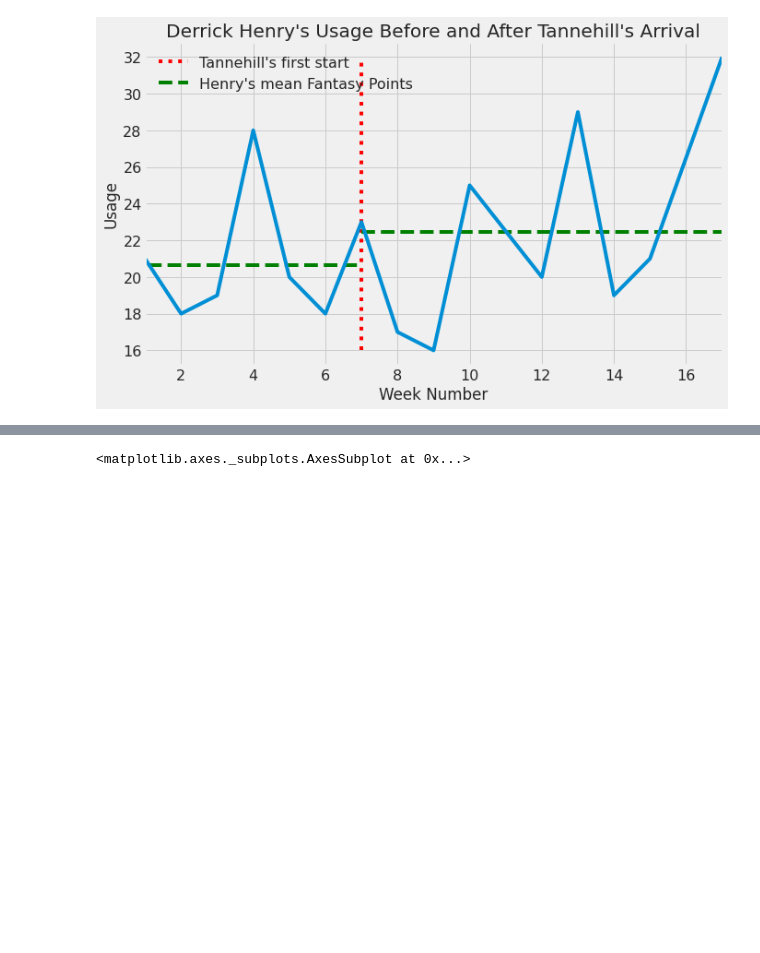
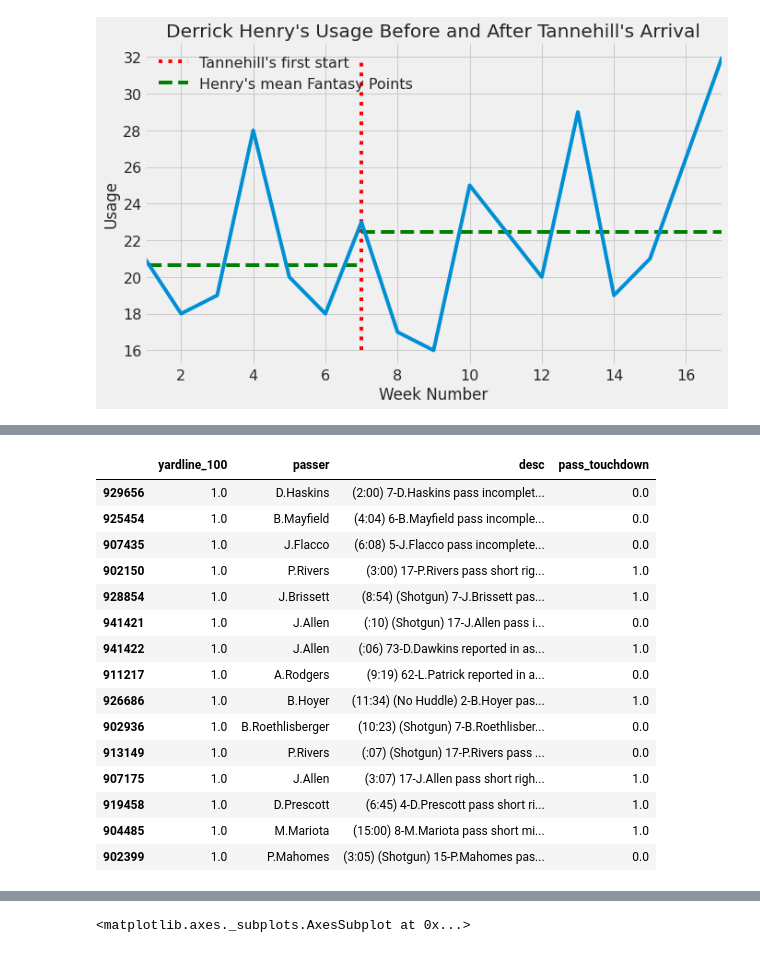
Before and after one commit to piercepatrick/Fantasy-Football-Analysis, a Jupyter notebook: Tannehilll_Analysis.ipynb, the cells around one changed output, grey strips where cells are left out. Saved outputs shown, nothing was run; the diff lists cells and outputs as text; code cells hidden in the pictures; blank space fills up the shorter version.

```diff
--- a/Tannehilll_Analysis.ipynb
+++ b/Tannehilll_Analysis.ipynb
@@ -551,0 +533,12 @@ plt.legend()
+# %%
+nflfastr_dir = '/content/drive/My Drive/nflfastR-data'
+data_type = '.parquet'
+files_to_load = [f"{nflfastr_dir}/data/{x}" for x in os.listdir(f"{nflfastr_dir}/data") if x.endswith(data_type)]
+# this loads the data into a `pandas` dataframe and appends each file to the dataframe
+df = pd.DataFrame()
+for fn in files_to_load:
+  _df = pd.read_parquet(fn)
+  df = df.append(_df,ignore_index=True)
+
+# this is for verification that we loaded in a bunch of data. This is the rows X columns of the dataframe
+print(df.shape)
@@ -551,0 +547,2 @@ plt.legend()
+# %%
+pbp2019 = df.loc[df['season'] == 2019]
@@ -551,0 +626,37 @@ plt.legend()
+# %%
+passing_data2019 = pbp2019
+
+#phrases we do not want in data. Irrelevant data
+bad_phrases = [
+    'NO PLAY', 'REVERSED', 'POINT CONVERSION ATTEMPT',
+    'EXTRA POINT', 'FIELD GOAL', 'TIMEOUT', 'TWO-MINUTE WARNING', 'END QUARTER', 'PUNT',
+    'KNEELS', 'KICKS', 'END GAME'
+]
+
+#remove play descriptions with phrases from bad_phrases list
+for phrase in bad_phrases:
+    passing_data2019 = passing_data2019[~passing_data2019['desc'].str.contains(phrase)]
+
+
+#only include a play if it is a passing play and not a two point conversion
+passing_data2019 = passing_data2019[(passing_data2019['pass_attempt'] == 1) & (passing_data2019['two_point_attempt'] == 0)]
+passing_data2019 = passing_data2019[['yardline_100', 'passer', 'desc','pass_touchdown']]
+
+passing_data2019.sort_values(by='yardline_100').head(15)
+# %% [output]
+|  | yardline_100 | passer | desc | pass_touchdown |
+| 929656 | 1.0 | D.Haskins | (2:00) 7-D.Haskins pass incomplet... | 0.0 |
+| 925454 | 1.0 | B.Mayfield | (4:04) 6-B.Mayfield pass incomple... | 0.0 |
+| 907435 | 1.0 | J.Flacco | (6:08) 5-J.Flacco pass incomplete... | 0.0 |
+| 902150 | 1.0 | P.Rivers | (3:00) 17-P.Rivers pass short rig... | 1.0 |
+| 928854 | 1.0 | J.Brissett | (8:54) (Shotgun) 7-J.Brissett pas... | 1.0 |
+| 941421 | 1.0 | J.Allen | (:10) (Shotgun) 17-J.Allen pass i... | 0.0 |
+| 941422 | 1.0 | J.Allen | (:06) 73-D.Dawkins reported in as... | 1.0 |
+| 911217 | 1.0 | A.Rodgers | (9:19) 62-L.Patrick reported in a... | 0.0 |
+| 926686 | 1.0 | B.Hoyer | (11:34) (No Huddle) 2-B.Hoyer pas... | 1.0 |
+| 902936 | 1.0 | B.Roethlisberger | (10:23) (Shotgun) 7-B.Roethlisber... | 0.0 |
+| 913149 | 1.0 | P.Rivers | (:07) (Shotgun) 17-P.Rivers pass ... | 0.0 |
+| 907175 | 1.0 | J.Allen | (3:07) 17-J.Allen pass short righ... | 1.0 |
+| 919458 | 1.0 | D.Prescott | (6:45) 4-D.Prescott pass short ri... | 1.0 |
+| 904485 | 1.0 | M.Mariota | (15:00) 8-M.Mariota pass short mi... | 1.0 |
+| 902399 | 1.0 | P.Mahomes | (3:05) (Shotgun) 15-P.Mahomes pas... | 0.0 |
```
Also changed, not shown: parts of 14 cells of this notebook.
